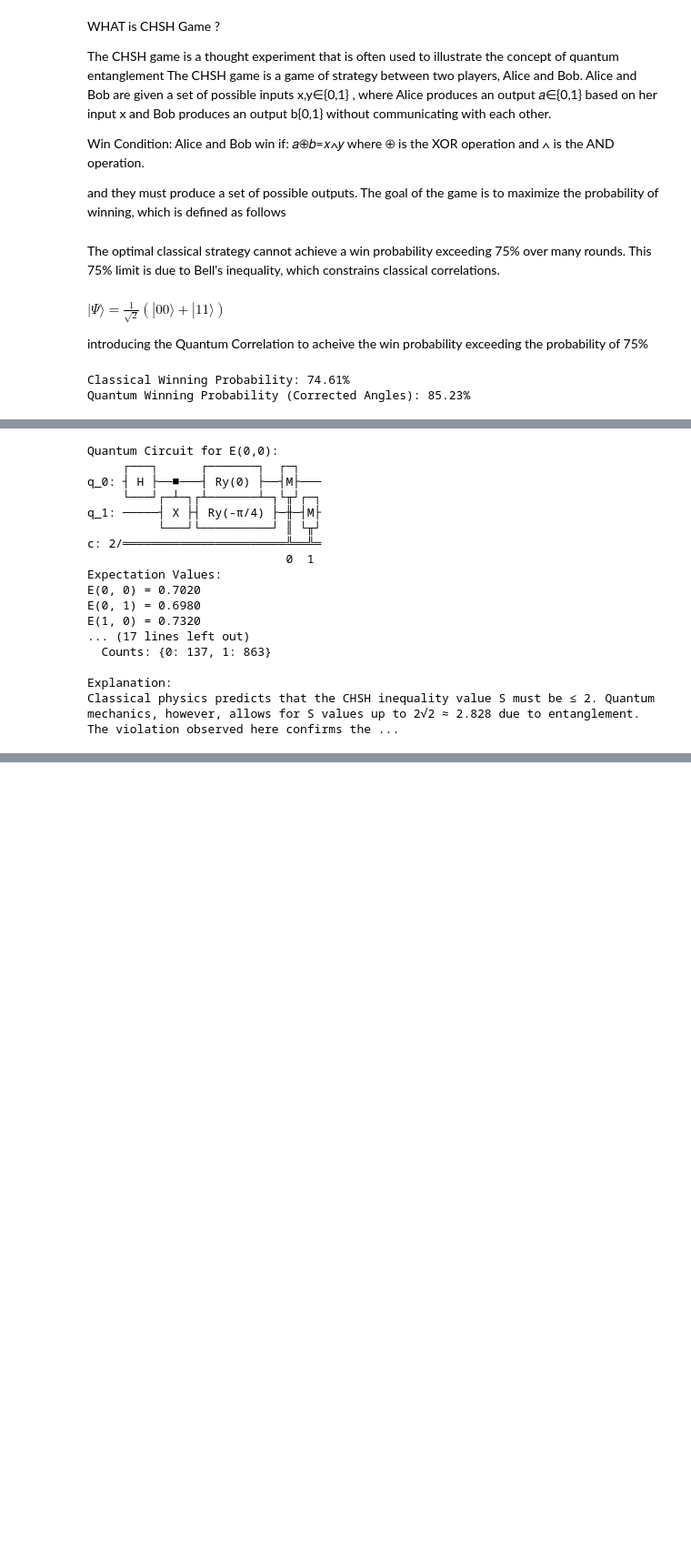
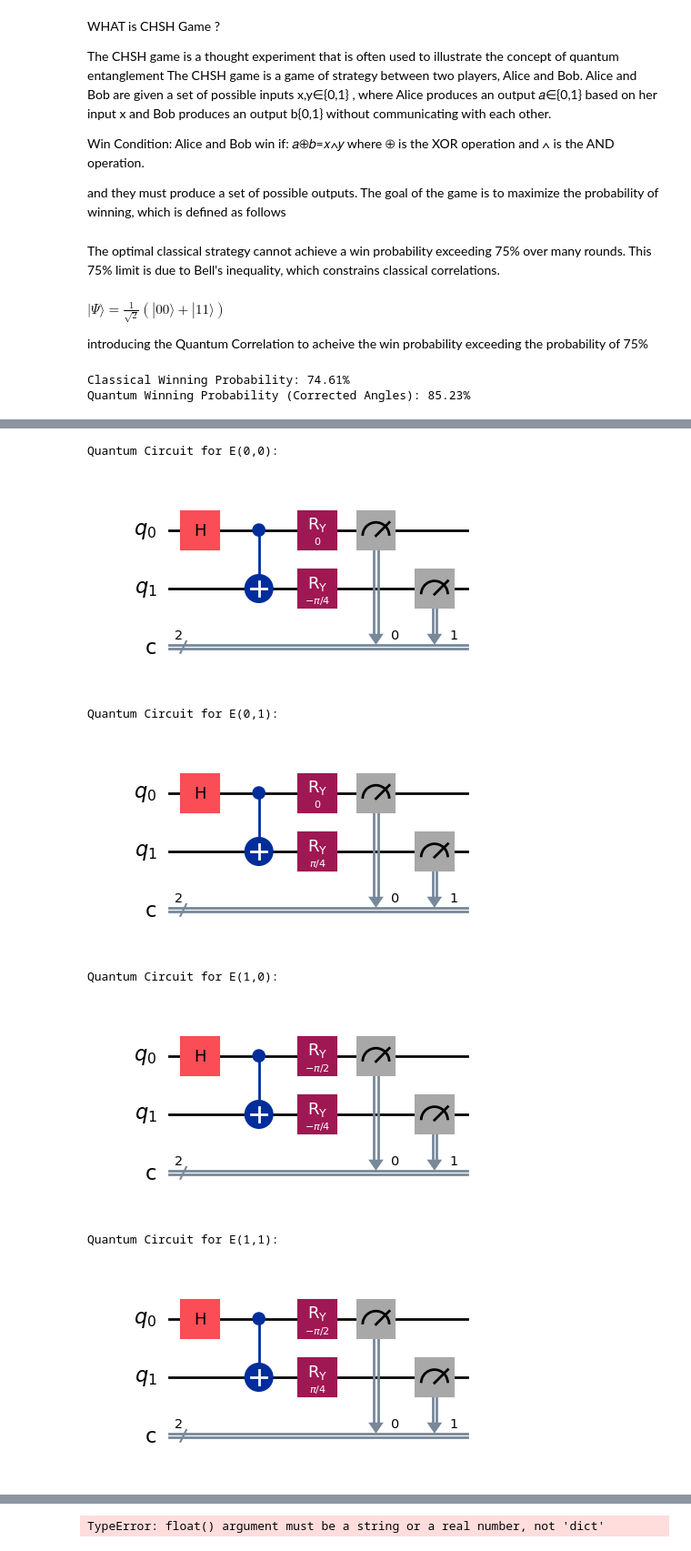
Before and after one commit to joshIsac/Quantum-Computing-project, a Jupyter notebook: CHSH GAME SIMULATION/CHSH_AN_BELL_INEQUALITY.ipynb, the cells around one changed output, grey strips where cells are left out. Shown at 91% size. Saved outputs shown, nothing was run; the diff lists cells and outputs as text; code cells hidden in the pictures; blank space fills up the shorter version.

```diff
--- a/CHSH GAME SIMULATION/CHSH_AN_BELL_INEQUALITY.ipynb
+++ b/CHSH GAME SIMULATION/CHSH_AN_BELL_INEQUALITY.ipynb
@@ -146,8 +146,8 @@ def CHSH_game(rounds=1000,shots=1024):
         # Visualize the circuit for the first round
         if _ == 0:
             print("Quantum Circuit for the CHSH Game (First Round):")
-            print(qc)
-            qc.draw(output='mpl')
+
+            display(qc.draw(output='mpl'))
             plt.show()
 
         # Execute the circuit
@@ -176,7 +176,7 @@ def CHSH_game(rounds=1000,shots=1024):
     # Plot histogram of results
     if aggregated_counts:  # Ensure there is data to plot
         print("Histogram of Measurement Results:")
-        plot_histogram(aggregated_counts)
+        display(plot_histogram(aggregated_counts))
         plt.show()
     else:
         print("No measurement results to display.")
@@ -201,10 +196,4 @@ Quantum Winning Probability: 86.30%
 # %%
-import numpy as np
-from qiskit import QuantumCircuit
-from qiskit_aer import AerSimulator
-from qiskit.visualization import plot_histogram
-import matplotlib.pyplot as plt
-
 # Function to create the Bell state
 def create_bell_state():
     qc = QuantumCircuit(2, 2)  # 2 qubits and 2 classical bits
@@ -238,7 +227,7 @@ def apply_measurement(qc, x, y):
     qc.measure([0, 1], [0, 1])
 
 # Function to calculate the CHSH value and other details
-def calculate_chsh(rounds=1000):
+def CHSH_game(rounds=1000):
     simulator = AerSimulator()
     expectation_values = {}
     all_results = {}
@@ -262,9 +251,25 @@ def calculate_chsh(rounds=1000):
                 # Save the circuit and result for the first x, y
                 if x == 0 and y == 0 and _ == 0:
                     print("Quantum Circuit for E(0,0):")
-                    print(qc)
-                    qc.draw(output='mpl')
+
+                    display(qc.draw(output='mpl'))
                     plt.show()
+
+                if x==0 and y==1 and _==1:
+                    print("Quantum Circuit for E(0,1):")
+                    display(qc.draw(output='mpl'))
+                    plt.show()
+
+                if x==1 and y==0 and _==0:
+                    print("Quantum Circuit for E(1,0):")
+                    display(qc.draw(output='mpl'))
+                    plt.show()
+
+                if x==1 and y==1 and _==1:
+                    print("Quantum Circuit for E(1,1):")
+                    display(qc.draw(output='mpl'))
+                    plt.show()
+
 
             # Calculate expectation value E(x, y)
             prob_0 = counts[0] / rounds  # Probability of parity = 0
@@ -283,49 +288,42 @@ def calculate_chsh(rounds=1000):
 
 # Run the simulation
 rounds = 1000
-S, expectation_values, all_results = calculate_chsh(rounds)
+S, expectation_values, all_results = CHSH_game(rounds)
 
 # Display results
 print("Expectation Values:")
 for key, value in expectation_values.items():
     print(f"E({key[0]}, {key[1]}) = {value:.4f}")
 
 print(f"\nCHSH Inequality Value S = {S:.4f}")
 if abs(S) > 2:
     print("The CHSH inequality is violated, demonstrating quantum entanglement.")
 else:
     print("The CHSH inequality is not violated.")
 
 # Display probability values and counts for each combination
 print("\nMeasurement Results:")
 for key, results in all_results.items():
     print(f"For inputs x={key[0]}, y={key[1]}:")
     print(f"  P(0) = {results['P(0)']:.4f}, P(1) = {results['P(1)']:.4f}")
     print(f"  Counts: {results['Counts']}")
 
+    display(plot_histogram(results))
+
 # Explanation of Violation
 print("\nExplanation:")
 print(
     "Classical physics predicts that the CHSH inequality value S must be ≤ 2. "
     "Quantum mechanics, however, allows for S values up to 2√2 ≈ 2.828 due to "
     "entanglement. The violation observed here confirms the non-classical correlations "
     "in the Bell state."
 )
 # %% [output]
 Quantum Circuit for E(0,0):
-     ┌───┐      ┌───────┐  ┌─┐
-q_0: ┤ H ├──■───┤ Ry(0) ├──┤M├───
-     └───┘┌─┴─┐┌┴───────┴─┐└╥┘┌─┐
-q_1: ─────┤ X ├┤ Ry(-π/4) ├─╫─┤M├
-          └───┘└──────────┘ ║ └╥┘
-c: 2/═══════════════════════╩══╩═
-                            0  1
-Expectation Values:
-E(0, 0) = 0.7020
-E(0, 1) = 0.6980
-E(1, 0) = 0.7320
-... (17 lines left out)
-  Counts: {0: 137, 1: 863}
-
-Explanation:
-Classical physics predicts that the CHSH inequality value S must be ≤ 2. Quantum mechanics, however, allows for S values up to 2√2 ≈ 2.828 due to entanglement. The violation observed here confirms the ...
+[figure, added]
+Quantum Circuit for E(0,1):
+[figure, added]
+Quantum Circuit for E(1,0):
+[figure, added]
+Quantum Circuit for E(1,1):
+[figure, added]
@@ -331,0 +343 @@ Classical physics predicts that the CHSH inequality value S must be ≤ 2. Quant
+TypeError: float() argument must be a string or a real number, not 'dict'
```
Also changed, not shown: parts of 2 cells of this notebook.
